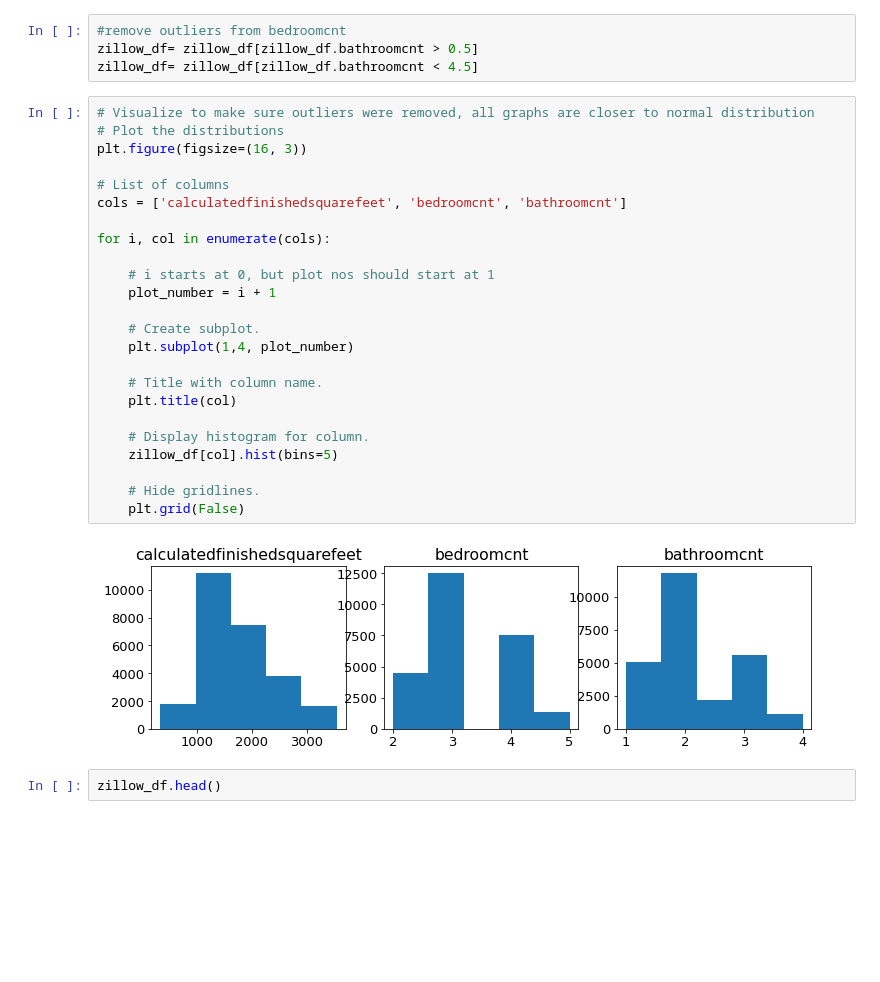
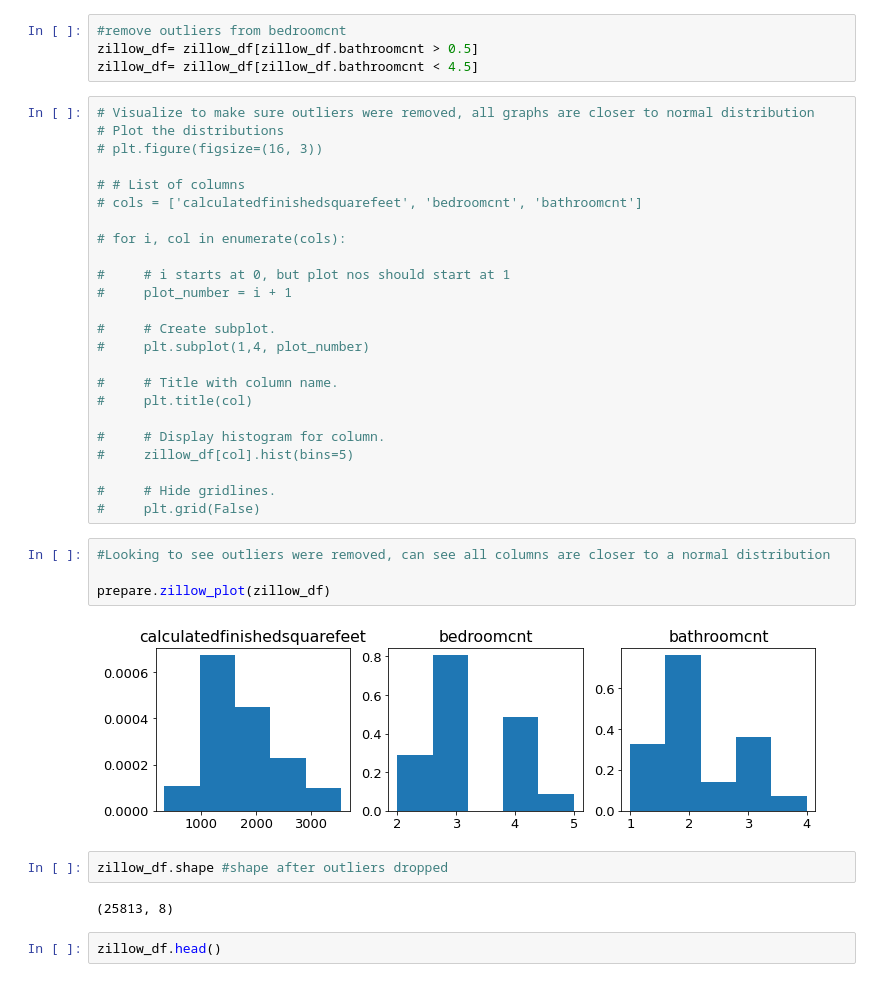
Before and after one commit to LinhQuach13/zillow_regression_project, a Jupyter notebook: zillow_workbook.ipynb, the cells around one changed output. Saved outputs shown, nothing was run; the diff lists cells and outputs as text; blank space fills up the shorter version.

```diff
--- a/zillow_workbook.ipynb
+++ b/zillow_workbook.ipynb
@@ -283,29 +340,37 @@ zillow_df= zillow_df[zillow_df.bathroomcnt < 4.5]
 # %%
 # Visualize to make sure outliers were removed, all graphs are closer to normal distribution
 # Plot the distributions
-plt.figure(figsize=(16, 3))
+# plt.figure(figsize=(16, 3))
 
-# List of columns
-cols = ['calculatedfinishedsquarefeet', 'bedroomcnt', 'bathroomcnt']
+# # List of columns
+# cols = ['calculatedfinishedsquarefeet', 'bedroomcnt', 'bathroomcnt']
 
-for i, col in enumerate(cols):
+# for i, col in enumerate(cols):
 
-    # i starts at 0, but plot nos should start at 1
-    plot_number = i + 1
+#     # i starts at 0, but plot nos should start at 1
+#     plot_number = i + 1
 
-    # Create subplot.
-    plt.subplot(1,4, plot_number)
+#     # Create subplot.
+#     plt.subplot(1,4, plot_number)
 
-    # Title with column name.
-    plt.title(col)
+#     # Title with column name.
+#     plt.title(col)
 
-    # Display histogram for column.
-    zillow_df[col].hist(bins=5)
+#     # Display histogram for column.
+#     zillow_df[col].hist(bins=5)
 
-    # Hide gridlines.
-    plt.grid(False)
+#     # Hide gridlines.
+#     plt.grid(False)
-# %% [output]
-[figure, removed]
+# %%
+#Looking to see outliers were removed, can see all columns are closer to a normal distribution
+
+prepare.zillow_plot(zillow_df)
+# %% [output]
+[figure, added]
+# %%
+zillow_df.shape #shape after outliers dropped
+# %% [output]
+(25813, 8)
 # %%
 zillow_df.head()
 # %% [output]
```
Also changed, not shown: parts of 20 cells of this notebook.
